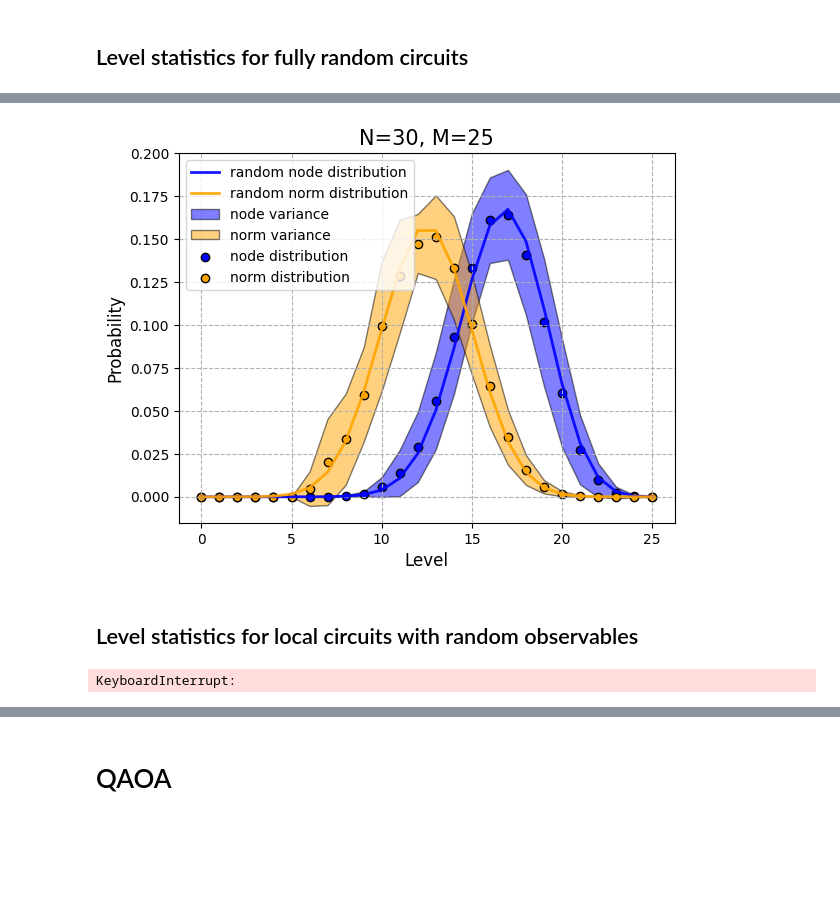
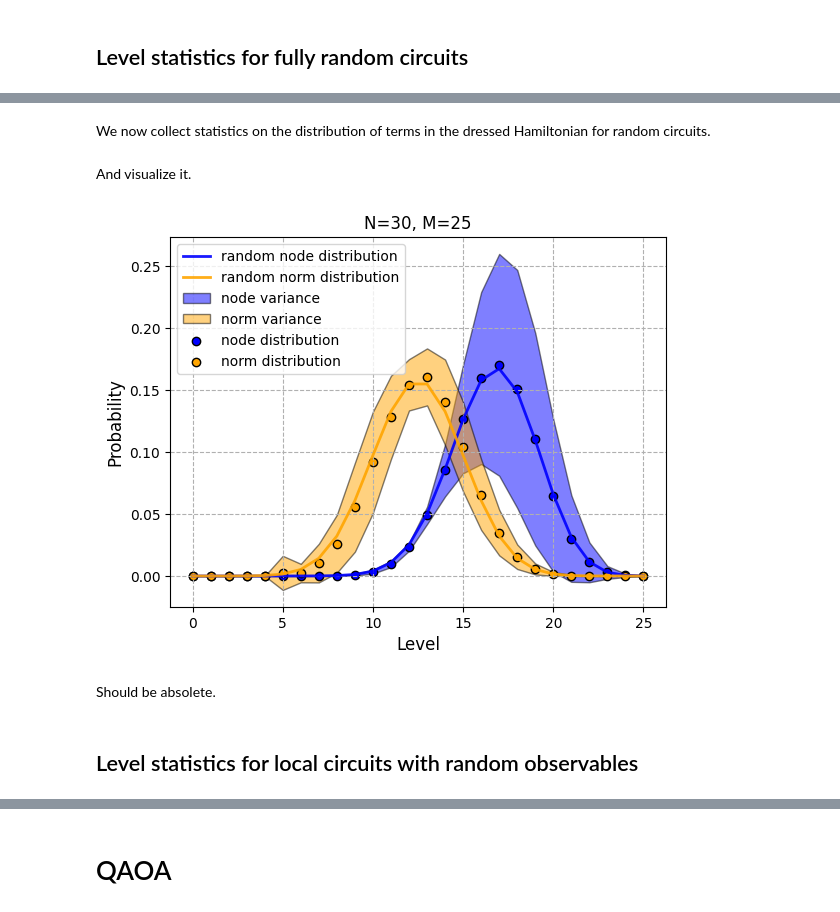
Before and after one commit to idnm/FourierVQA, a Jupyter notebook: experiments.ipynb, the cells around one changed output, grey strips where cells are left out. Cells and saved outputs as stored; diff of their text form; code cells hidden in the pictures; blank space fills up the shorter version.

```diff
--- a/experiments.ipynb
+++ b/experiments.ipynb
@@ -354,27 +159,30 @@ for fc in fourier_computations:
-# %%
-np.random.seed(1)
-
-num_qubits = 30
-num_paulis = 25
-num_samples = 20
-
-pauli_seeds = np.random.randint(0, 2**32-1, (num_samples, num_paulis))
-observable_seeds = np.random.randint(0, 2**32-1, num_samples)
-
-paulis = [[random_pauli(num_qubits, seed) for seed in seeds_row] for seeds_row in pauli_seeds]
-observables = [random_pauli(num_qubits, seed) for seed in observable_seeds]
-
-pauli_circuits = [PauliCircuit(p) for p in paulis]
-fourier_computations = [FourierComputation(pauli_circuit, observable) for pauli_circuit, observable in zip(pauli_circuits, observables)]
-
-for fourier_computation in tqdm(fourier_computations):
-    fourier_computation.run(check_admissible=False, verbose=False)
+# %% [markdown]
+We now collect statistics on the distribution of terms in the dressed Hamiltonian for random circuits.
+# %%
+num_qubits = 30
+num_paulis = 25
+num_samples = 100
+
+np.random.seed(42)
+seeds = np.random.randint(0, 2**32, num_samples)
+
+fourier_stats_samples = []
+
+for seed in tqdm(seeds):
+    fourier_computation = FourierExpansionVQA.random(num_qubits, num_paulis, seed)
+    # check_admissible=False to get the full expansion of the dressed Hamiltonian
+    fourier_computation.compute(check_admissible=False, verbose=False)
+    fourier_stats_samples.append(fourier_computation.stats())
+# %% [markdown]
+And visualize it.
 # %%
-all_node_samples = np.array([fourier_computation.node_stats() for fourier_computation in fourier_computations])
-plot_node_stats(all_node_samples, plot_random=True)
-plt.title(f'N={num_qubits}, M={num_paulis}', fontsize=15);
+FourierStats.plot_several(fourier_stats_samples)
+plt.title(f'N={num_qubits}, M={num_paulis}');
+plt.legend()
 plt.savefig('tex/figures/random.png')
 # %% [output]
-[figure, old version]
+[figure, new version]
+# %% [markdown]
+Should be absolete.
 # %% [markdown]
 ## Level statistics for local circuits with random observables
@@ -399,5 +188,0 @@ for fourier_computation in tqdm(fourier_computations):
-# %%
-all_node_samples = np.array([fourier_computation.node_stats(only_nonzero=True) for fourier_computation in fourier_computations])
-plot_node_stats(all_node_samples, plot_random=True)
-# %% [output]
-KeyboardInterrupt:
```
Also changed, not shown: parts of 78 cells of this notebook, 5 other files.
